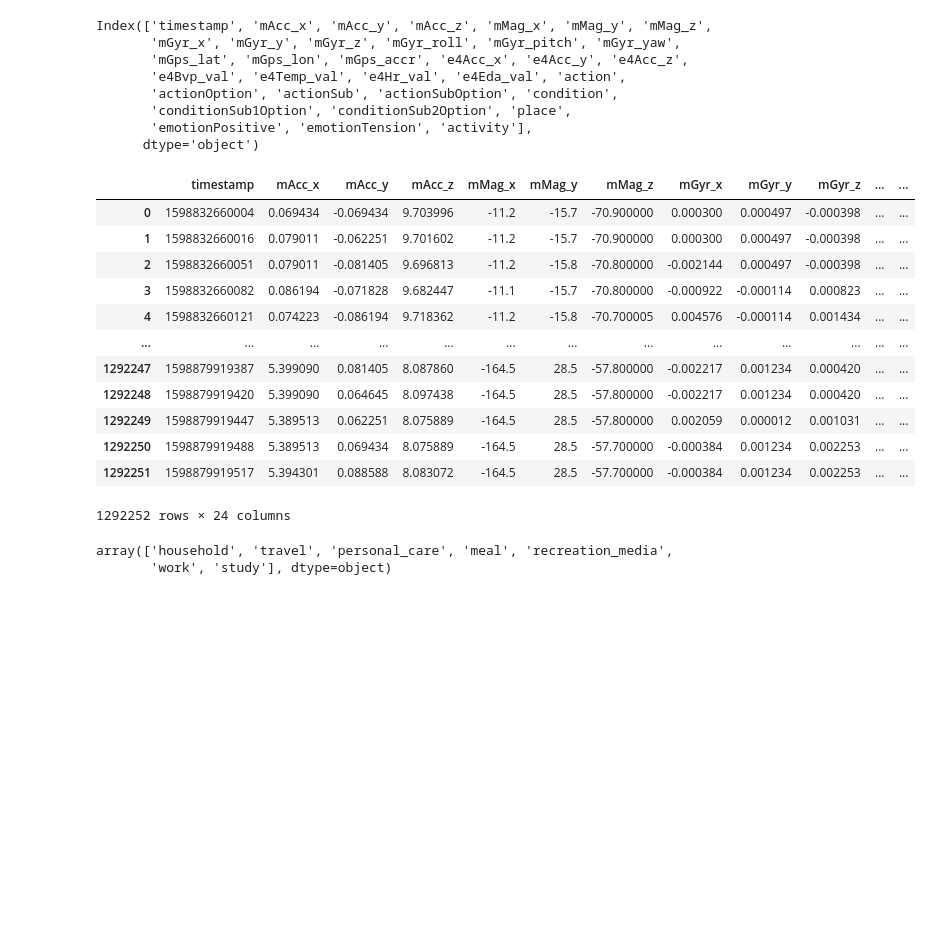
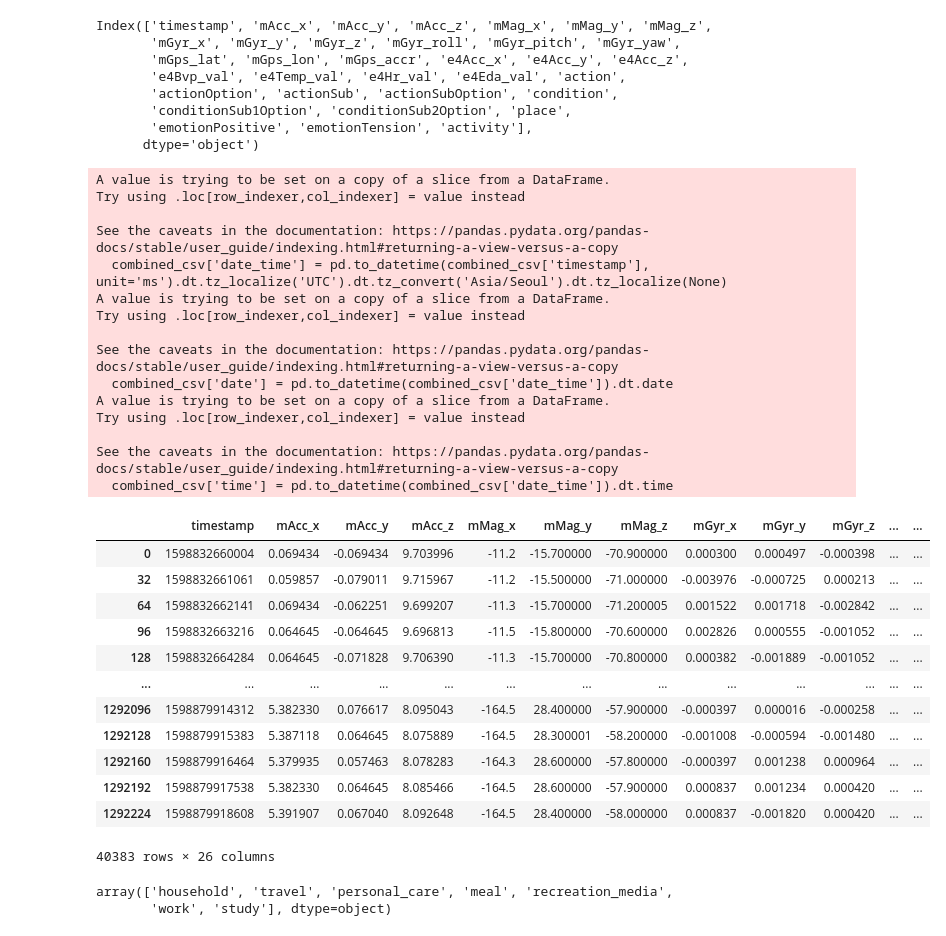
Before and after one commit to namratha-renjal/stress_prediciton_using_activity_data, a Jupyter notebook: src/data.ipynb, the cells around one changed output. Cells and saved outputs as stored; diff of their text form; code cells hidden in the pictures; blank space fills up the shorter version.

```diff
--- a/src/data.ipynb
+++ b/src/data.ipynb
@@ -520,0 +445,6 @@ labels
+# %%
+#combined_csv = pd.read_csv(dir_name+"1598832660_combined.csv")
+e4Temp = pd.read_csv(dir_name+day+"_e4Temp.csv")
+
+combined_csv = pd.merge_asof(combined_csv, e4Temp, on='timestamp',direction='nearest')
+combined_csv
@@ -520,0 +465,6 @@ labels
+# %%
+#combined_csv = pd.read_csv(dir_name+"1598832660_combined.csv")
+e4Hr = pd.read_csv(dir_name+day+"_e4Hr.csv")
+
+combined_csv = pd.merge_asof(combined_csv, e4Hr, on='timestamp',direction='nearest')
+combined_csv
@@ -520,0 +485,6 @@ labels
+# %%
+#combined_csv = pd.read_csv(dir_name+"1598832660_combined.csv")
+e4Eda = pd.read_csv(dir_name+day+"_e4Eda.csv")
+
+combined_csv = pd.merge_asof(combined_csv, e4Eda, on='timestamp',direction='nearest')
+combined_csv
@@ -520,0 +505,6 @@ labels
+# %%
+labels = pd.read_csv(dir_name+day+"_label.csv")
+labels.rename(columns={'ts':'timestamp'},inplace='True')
+labels['timestamp']=labels['timestamp'].astype('int64')
+labels['timestamp']=labels['timestamp']*1000
+labels
@@ -550,23 +554,43 @@ Index(['timestamp', 'mAcc_x', 'mAcc_y', 'mAcc_z', 'mMag_x', 'mMag_y', 'mMag_z',
 combined_csv.drop(columns=['actionOption','actionSub', 'actionSubOption', 'condition', 'conditionSub1Option',
       'conditionSub2Option','place','emotionPositive', 'emotionTension','activity','mGps_accr'], inplace=True)
 combined_csv = combined_csv.iloc[::32, :]
-combined_csv['date_time'] = pd.to_datetime(combined_csv['timestamp'], unit='ms').dt.tz_localize('UTC').dt.tz_convert('Asia/Seoul').dt.tz_localize(None)
-combined_csv.to_csv(dir_name+"1598832660_combined.csv",index=False)
-combined_csv
-# %% [output]
-|  | timestamp | mAcc_x | mAcc_y | mAcc_z | mMag_x | mMag_y | mMag_z | mGyr_x | mGyr_y | mGyr_z | ... | ... |
-| 0 | 1598832660004 | 0.069434 | -0.069434 | 9.703996 | -11.2 | -15.7 | -70.900000 | 0.000300 | 0.000497 | -0.000398 | ... | ... |
-| 1 | 1598832660016 | 0.079011 | -0.062251 | 9.701602 | -11.2 | -15.7 | -70.900000 | 0.000300 | 0.000497 | -0.000398 | ... | ... |
-| 2 | 1598832660051 | 0.079011 | -0.081405 | 9.696813 | -11.2 | -15.8 | -70.800000 | -0.002144 | 0.000497 | -0.000398 | ... | ... |
-| 3 | 1598832660082 | 0.086194 | -0.071828 | 9.682447 | -11.1 | -15.7 | -70.800000 | -0.000922 | -0.000114 | 0.000823 | ... | ... |
-| 4 | 1598832660121 | 0.074223 | -0.086194 | 9.718362 | -11.2 | -15.8 | -70.700005 | 0.004576 | -0.000114 | 0.001434 | ... | ... |
-| ... | ... | ... | ... | ... | ... | ... | ... | ... | ... | ... | ... | ... |
-| 1292247 | 1598879919387 | 5.399090 | 0.081405 | 8.087860 | -164.5 | 28.5 | -57.800000 | -0.002217 | 0.001234 | 0.000420 | ... | ... |
-| 1292248 | 1598879919420 | 5.399090 | 0.064645 | 8.097438 | -164.5 | 28.5 | -57.800000 | -0.002217 | 0.001234 | 0.000420 | ... | ... |
-| 1292249 | 1598879919447 | 5.389513 | 0.062251 | 8.075889 | -164.5 | 28.5 | -57.800000 | 0.002059 | 0.000012 | 0.001031 | ... | ... |
-| 1292250 | 1598879919488 | 5.389513 | 0.069434 | 8.075889 | -164.5 | 28.5 | -57.700000 | -0.000384 | 0.001234 | 0.002253 | ... | ... |
-| 1292251 | 1598879919517 | 5.394301 | 0.088588 | 8.083072 | -164.5 | 28.5 | -57.700000 | -0.000384 | 0.001234 | 0.002253 | ... | ... |
-1292252 rows × 24 columns
+# %%
+combined_csv['date_time'] = pd.to_datetime(combined_csv['timestamp'], unit='ms').dt.tz_localize('UTC').dt.tz_convert('Asia/Seoul').dt.tz_localize(None)
+combined_csv['date'] = pd.to_datetime(combined_csv['date_time']).dt.date
+day = str(combined_csv['date'][0])
+combined_csv['time'] = pd.to_datetime(combined_csv['date_time']).dt.time
+dest_dir = parent_dir+"combined_data/"+user+"_"+day+".csv"
+combined_csv.to_csv(dest_dir,index=False)
+combined_csv
+# %% [output]
+A value is trying to be set on a copy of a slice from a DataFrame.
+Try using .loc[row_indexer,col_indexer] = value instead
+
+See the caveats in the documentation: https://pandas.pydata.org/pandas-docs/stable/user_guide/indexing.html#returning-a-view-versus-a-copy
+  combined_csv['date_time'] = pd.to_datetime(combined_csv['timestamp'], unit='ms').dt.tz_localize('UTC').dt.tz_convert('Asia/Seoul').dt.tz_localize(None)
+A value is trying to be set on a copy of a slice from a DataFrame.
+Try using .loc[row_indexer,col_indexer] = value instead
+
+See the caveats in the documentation: https://pandas.pydata.org/pandas-docs/stable/user_guide/indexing.html#returning-a-view-versus-a-copy
+  combined_csv['date'] = pd.to_datetime(combined_csv['date_time']).dt.date
+A value is trying to be set on a copy of a slice from a DataFrame.
+Try using .loc[row_indexer,col_indexer] = value instead
+
+See the caveats in the documentation: https://pandas.pydata.org/pandas-docs/stable/user_guide/indexing.html#returning-a-view-versus-a-copy
+  combined_csv['time'] = pd.to_datetime(combined_csv['date_time']).dt.time
+|  | timestamp | mAcc_x | mAcc_y | mAcc_z | mMag_x | mMag_y | mMag_z | mGyr_x | mGyr_y | mGyr_z | ... | ... |
+| 0 | 1598832660004 | 0.069434 | -0.069434 | 9.703996 | -11.2 | -15.700000 | -70.900000 | 0.000300 | 0.000497 | -0.000398 | ... | ... |
+| 32 | 1598832661061 | 0.059857 | -0.079011 | 9.715967 | -11.2 | -15.500000 | -71.000000 | -0.003976 | -0.000725 | 0.000213 | ... | ... |
+| 64 | 1598832662141 | 0.069434 | -0.062251 | 9.699207 | -11.3 | -15.700000 | -71.200005 | 0.001522 | 0.001718 | -0.002842 | ... | ... |
+| 96 | 1598832663216 | 0.064645 | -0.064645 | 9.696813 | -11.5 | -15.800000 | -70.600000 | 0.002826 | 0.000555 | -0.001052 | ... | ... |
+| 128 | 1598832664284 | 0.064645 | -0.071828 | 9.706390 | -11.3 | -15.700000 | -70.800000 | 0.000382 | -0.001889 | -0.001052 | ... | ... |
+| ... | ... | ... | ... | ... | ... | ... | ... | ... | ... | ... | ... | ... |
+| 1292096 | 1598879914312 | 5.382330 | 0.076617 | 8.095043 | -164.5 | 28.400000 | -57.900000 | -0.000397 | 0.000016 | -0.000258 | ... | ... |
+| 1292128 | 1598879915383 | 5.387118 | 0.064645 | 8.075889 | -164.5 | 28.300001 | -58.200000 | -0.001008 | -0.000594 | -0.001480 | ... | ... |
+| 1292160 | 1598879916464 | 5.379935 | 0.057463 | 8.078283 | -164.3 | 28.600000 | -57.800000 | -0.000397 | 0.001238 | 0.000964 | ... | ... |
+| 1292192 | 1598879917538 | 5.382330 | 0.064645 | 8.085466 | -164.5 | 28.600000 | -57.900000 | 0.000837 | 0.001234 | 0.000420 | ... | ... |
+| 1292224 | 1598879918608 | 5.391907 | 0.067040 | 8.092648 | -164.5 | 28.400000 | -58.000000 | 0.000837 | -0.001820 | 0.000420 | ... | ... |
+40383 rows × 26 columns
 # %%
 combined_csv.action.unique()
 # %% [output]
```
Also changed, not shown: parts of 58 cells of this notebook.
